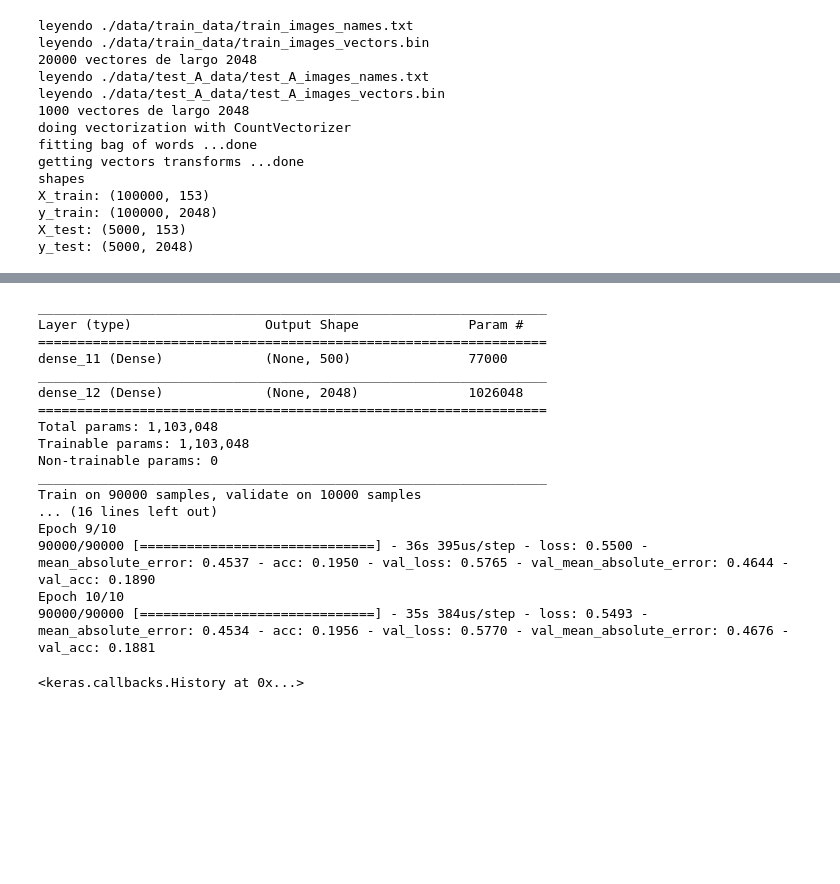
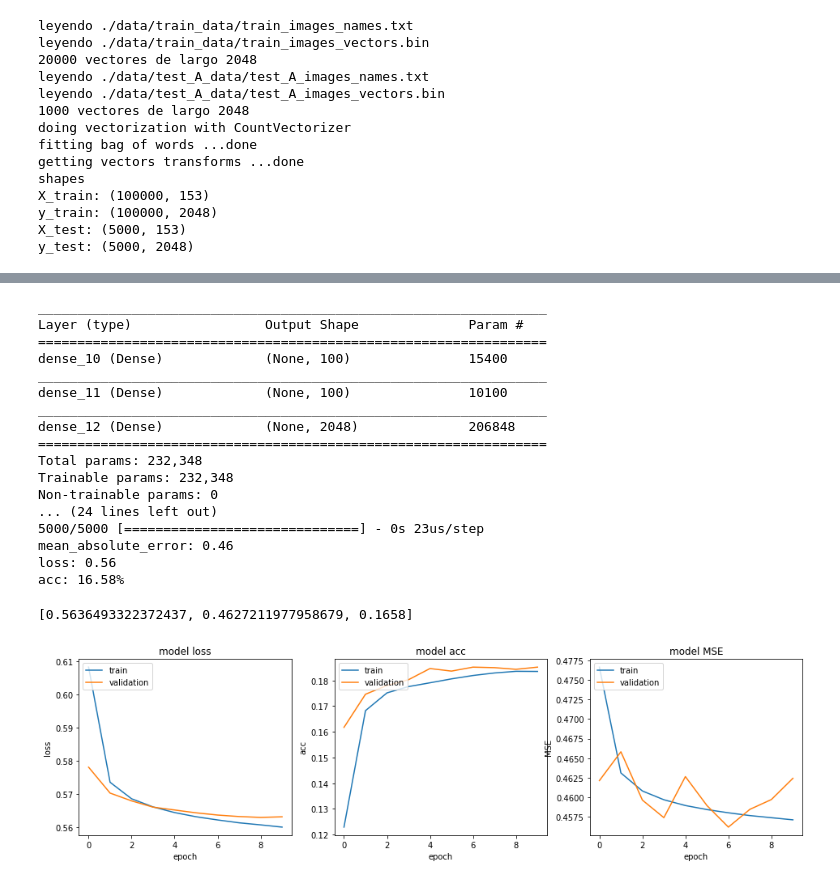
Before and after one commit to frmunozz/ImageSearch, a Jupyter notebook: Pruebas.ipynb, the cells around one changed output, grey strips where cells are left out. Cells and saved outputs as stored; diff of their text form; code cells hidden in the pictures; blank space fills up the shorter version.

Commit message:
agregado una version completa del regressor con experimentos pequeños

```diff
--- a/Pruebas.ipynb
+++ b/Pruebas.ipynb
@@ -114,17 +128,17 @@ Imagen "COCO_train2014_000000000077.jpg" tiene caption "un grupo de adolescentes
 ahora usare solo bag of words (countVectorizing)
 # %%
 # obtengo solo los captions (asumo que los textos vienen ordenados)
-train_captions = np.array(train_captions)
-train_texts = train_captions[:,1]
+# train_captions = np.array(train_captions)
+# train_texts = train_captions[:,1]
 # %%
-from sklearn.feature_extraction.text import CountVectorizer
+# from sklearn.feature_extraction.text import CountVectorizer
 
-vectorizer = CountVectorizer(lowercase=False,ngram_range=(1,1),max_df=0.8,min_df=0.01,binary=True)
-vectorizer.fit(train_texts)
+# vectorizer = CountVectorizer(lowercase=False,ngram_range=(1,1),max_df=0.8,min_df=0.01,binary=True)
+# vectorizer.fit(train_texts)
 
-X_train = vectorizer.transform(train_texts)
-# X_test  = vectorizer.transform(texts_test)
+# X_train = vectorizer.transform(train_texts)
+# # X_test  = vectorizer.transform(texts_test)
 
-print("Entrenamiento: {}".format(X_train.shape))
-# print("Test: {}".format(X_test.shape))
-X_train
+# print("Entrenamiento: {}".format(X_train.shape))
+# # print("Test: {}".format(X_test.shape))
+# X_train
@@ -142,8 +152,8 @@ def load_file(file_names, file_vectors, num_vectors, vector_dimensions):
     names = [line.strip() for line in open(file_names)]
     assert num_vectors == len(names), "no cuadra largo archivo " + len(names)
     print("leyendo " + file_vectors)
-    mat = numpy.fromfile(file_vectors, dtype=numpy.float32)
-    vectors = numpy.reshape(mat, (num_vectors, vector_dimensions))
+    mat = np.fromfile(file_vectors, dtype=np.float32)
+    vectors = np.reshape(mat, (num_vectors, vector_dimensions))
     print(str(num_vectors) + " vectores de largo " + str(vector_dimensions))
     return (names, vectors)
 
@@ -277,25 +380,30 @@ class Regressor(object):
 # %%
-# esto se debiese llamar simplemente asi: (ejemplo con un regresor pequeño)
-reg = Regressor(X_train.shape[1], y_train.shape[1], n_layers=1, layer_size=500)
+# esto se debiese usar simplemente asi: (ejemplo con un regresor pequeño)
+reg = Regressor(X_train.shape[1], y_train.shape[1], n_layers=2, layer_size=100)
 reg.build()
-reg.fit(X_train, y_train, epochs=10)
-# y luego predecir algun nuevo dato (se va a usar con los datos de test)
+history = reg.fit(X_train, y_train, epochs=10, validation_split=0.2)
+plot_metrics(history)
+# guardamos el modelo por seguridad
+reg.save(model_file="model1")
+# y luego podemos evaluar este modelo en el dataset de test
+reg.evaluate(X_test, y_test)
 # %% [output]
 _________________________________________________________________
 Layer (type)                 Output Shape              Param #
 =================================================================
-dense_11 (Dense)             (None, 500)               77000
+dense_10 (Dense)             (None, 100)               15400
 _________________________________________________________________
-dense_12 (Dense)             (None, 2048)              1026048
+dense_11 (Dense)             (None, 100)               10100
+_________________________________________________________________
+dense_12 (Dense)             (None, 2048)              206848
 =================================================================
-Total params: 1,103,048
-Trainable params: 1,103,048
+Total params: 232,348
+Trainable params: 232,348
 Non-trainable params: 0
-_________________________________________________________________
-Train on 90000 samples, validate on 10000 samples
-... (16 lines left out)
-Epoch 9/10
-90000/90000 [==============================] - 36s 395us/step - loss: 0.5500 - mean_absolute_error: 0.4537 - acc: 0.1950 - val_loss: 0.5765 - val_mean_absolute_error: 0.4644 - val_acc: 0.1890
-Epoch 10/10
-90000/90000 [==============================] - 35s 384us/step - loss: 0.5493 - mean_absolute_error: 0.4534 - acc: 0.1956 - val_loss: 0.5770 - val_mean_absolute_error: 0.4676 - val_acc: 0.1881
+... (24 lines left out)
+5000/5000 [==============================] - 0s 23us/step
+mean_absolute_error: 0.46
+loss: 0.56
+acc: 16.58%
-<keras.callbacks.History at 0x...>
+[0.5636493322372437, 0.4627211977958679, 0.1658]
+[figure, added]
```
Also changed, not shown: parts of 18 cells of this notebook, 4 other files.
